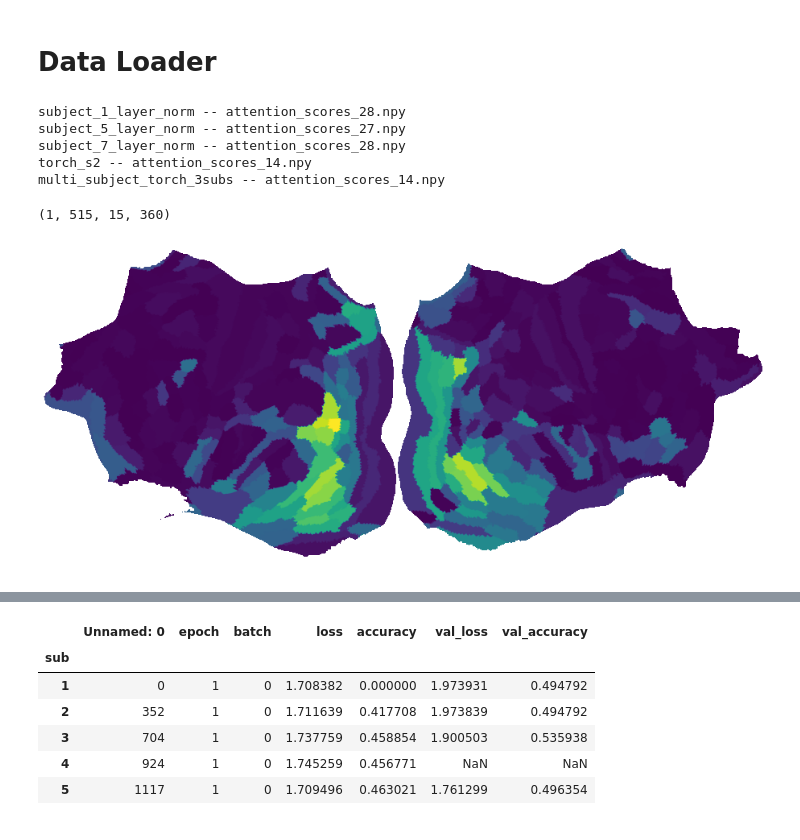
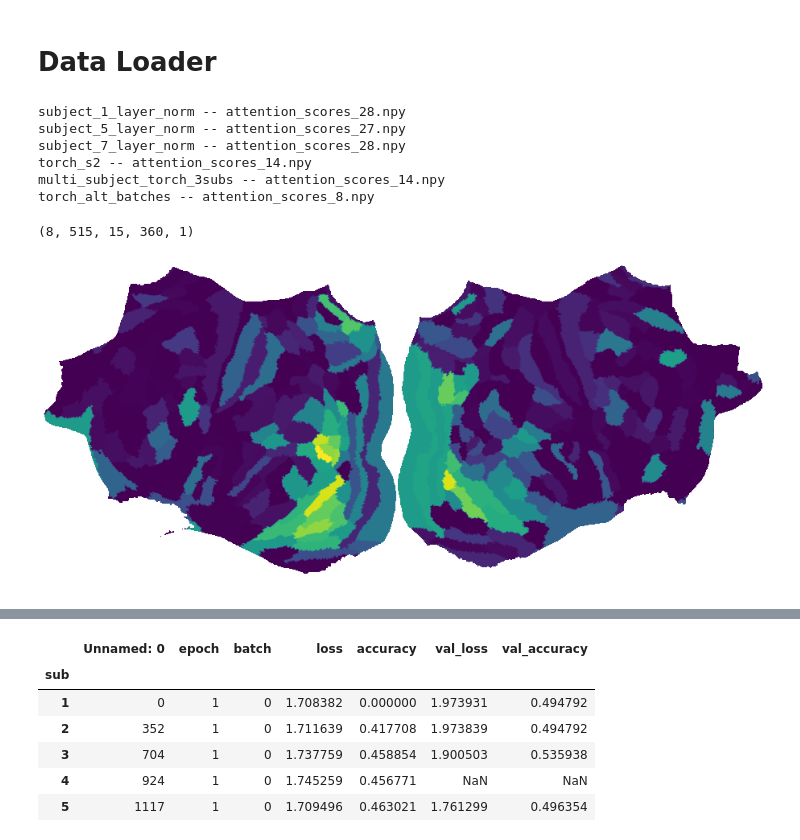
Before and after one commit to seang123/Masters-Thesis2, a Jupyter notebook: notebooks/3-new-attn-maps.ipynb, the cells around one changed output, grey strips where cells are left out. Saved outputs shown, nothing was run; the diff lists cells and outputs as text; code cells hidden in the pictures.

```diff
--- a/notebooks/3-new-attn-maps.ipynb
+++ b/notebooks/3-new-attn-maps.ipynb
@@ -100,24 +102,31 @@ sub7 = load_attn(get_attn_file('subject_7_layer_norm'))
 # all_subs = load_attn(get_attn_file('multi_subject_torch_s1257'))
 sub2_only = load_attn(get_attn_file('torch_s2'))
 three_subs = load_attn(get_attn_file('multi_subject_torch_3subs'))
+batch_subs = load_attn(get_attn_file('torch_alt_batches'))
 # %% [output]
 subject_1_layer_norm -- attention_scores_28.npy
 subject_5_layer_norm -- attention_scores_27.npy
 subject_7_layer_norm -- attention_scores_28.npy
 torch_s2 -- attention_scores_14.npy
 multi_subject_torch_3subs -- attention_scores_14.npy
+torch_alt_batches -- attention_scores_8.npy
+# %%
+batch_subs = np.load("/home/hpcgies1/rds/hpc-work/NIC/Log/torch_alt_batches/eval_out/attention_scores_8.npy")
 # %%
-all_subs.shape
+batch_subs.shape
 # %% [output]
-(1, 515, 15, 360)
+(8, 515, 15, 360, 1)
 # %%
 fig, ax = plt.subplots(1,1,figsize=(16,9))
 
-d = sub2_only[0]
-d = np.mean(d, axis=(0,1))
+d = batch_subs[1]
+# d = np.mean(d, axis=(0,1))
+d = np.max(d, axis=(0,1))
+# d = d[88,0]
+# d = np.log(d)
 ax.imshow( get_flatmap(generate_plot( d ))[0] , cmap='viridis')
 ax.axis('off')
 
 plt.show()
 # %% [output]
-[figure, old version]
+[figure, new version]
```
Also changed, not shown: parts of 9 cells of this notebook, 8 other files.
